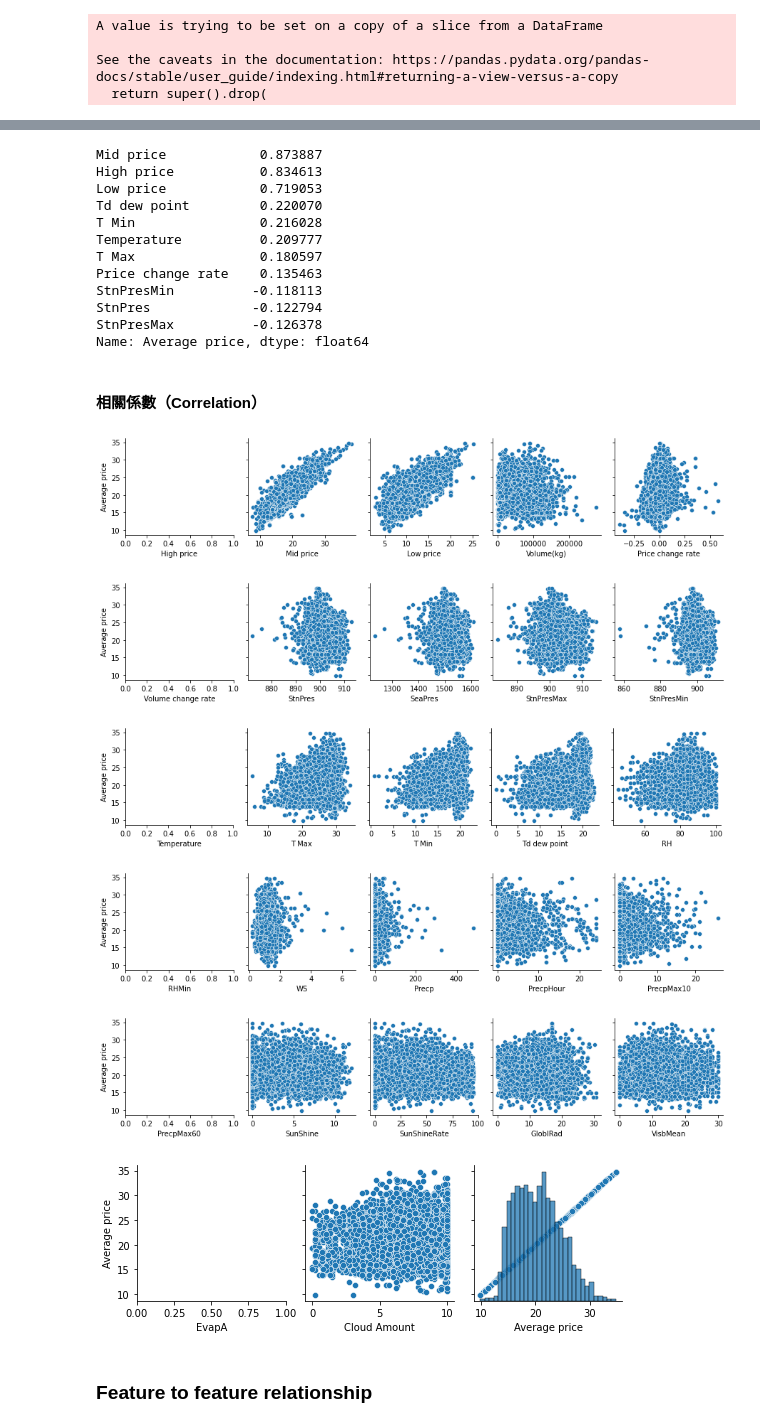
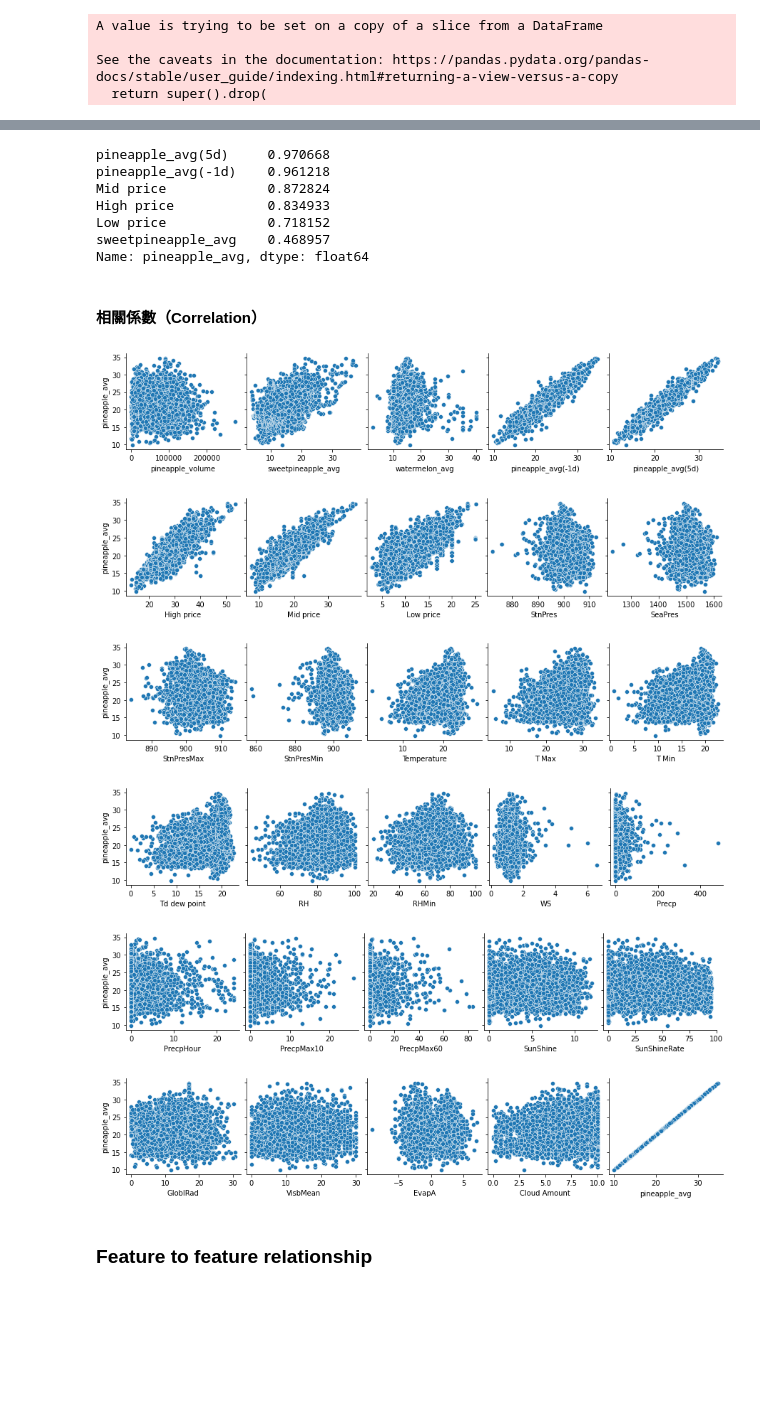
Before and after one commit to yuuut-tw/Taiwan-Fruit-Price-Prediction, a Jupyter notebook: Data Mining(pineapple)/分析_資料分析（相關性、VIF、時間序列）.ipynb, the cells around one changed output, grey strips where cells are left out. Saved outputs shown, nothing was run; the diff lists cells and outputs as text; code cells hidden in the pictures; blank space fills up the shorter version.

Commit message:
DM code review (pineapple)

```diff
--- a/Data Mining(pineapple)/分析_資料分析（相關性、VIF、時間序列）.ipynb
+++ b/Data Mining(pineapple)/分析_資料分析（相關性、VIF、時間序列）.ipynb
@@ -32,3 +32,6 @@ df_pineapple
 | 3 | 2011-01-04 | 400 台中市 | B2 鳳梨 金鑽鳳梨 | 20.7 | 16.2 | 10.8 | 17.6 | 51764 | ... |
 | 4 | 2011-01-05 | 400 台中市 | B2 鳳梨 金鑽鳳梨 | 20.0 | 16.9 | 10.0 | 17.5 | 11247 | ... |
 5 rows × 35 columns
+# %%
+df_pineapple_analysis = pd.read_csv('../資料清洗/交易相關/pineapple整併分析資料/台中市分析資料.csv')
+df_pineapple_analysis
@@ -34,0 +52,3 @@ df_pineapple
+# %%
+df_pineapple = pd.merge(df_pineapple_analysis, df, on="日期", how="inner").drop(columns=["Market", "Product", "Price change rate", "Volume change rate", "Average price", "Volume(kg)"])
+df_pineapple.head()
@@ -57,4 +85,12 @@ dtypes: float64(25), int64(3), object(7)
 memory usage: 1.0+ MB
+# %%
+df_pineapple.columns = ['日期', 'pineapple_avg', 'pineapple_volume', 'sweetpineapple_avg', 'watermelon_avg',
+                        'pineapple_avg(-1d)', 'pineapple_avg(5d)', 'High price', 'Mid price',
+                        'Low price', 'StnPres', 'SeaPres', 'StnPresMax', 'StnPresMin',
+                        'Temperature', 'T Max', 'T Min', 'Td dew point', 'RH', 'RHMin', 'WS',
+                        'WD', 'WSGust', 'WDGust', 'Precp', 'PrecpHour', 'PrecpMax10',
+                        'PrecpMax60', 'SunShine', 'SunShineRate', 'GloblRad', 'VisbMean',
+                        'EvapA', 'UVI Max', 'Cloud Amount']
 # %% [markdown]
 ### 數值型資料（Numerical data distribution）
 # %%
@@ -77,8 +113,8 @@ df_num
 # %%
 # 變換欄位順序 => 把average price拉出來放在最後一欄
-col_target = list(df_num["Average price"])
-df_num.drop(columns="Average price", inplace=True)
-df_num.insert(27, "Average price", col_target)
+col_target = list(df_num["pineapple_avg"])
+df_num.drop(columns="pineapple_avg", inplace=True)
+df_num.insert(29, "pineapple_avg", col_target)
 # %% [output]
 A value is trying to be set on a copy of a slice from a DataFrame
 
@@ -107,35 +143,30 @@ df_num.hist(figsize=(16,20), bins=50, xlabelsize=8, ylabelsize=8);
 # %%
-df_num_corr = df_num.corr()["Average price"][:-1]
+df_num_corr = df_num.corr()["pineapple_avg"][:-1]
 df_num_corr
-golden_features_list = df_num_corr[abs(df_num_corr) > 0.1].sort_values(ascending=False)
+golden_features_list = df_num_corr[abs(df_num_corr) > 0.3].sort_values(ascending=False)
 golden_features_list
 # %% [output]
-Mid price            0.873887
-High price           0.834613
-Low price            0.719053
-Td dew point         0.220070
-T Min                0.216028
-Temperature          0.209777
-T Max                0.180597
-Price change rate    0.135463
-StnPresMin          -0.118113
-StnPres             -0.122794
-StnPresMax          -0.126378
-Name: Average price, dtype: float64
+pineapple_avg(5d)     0.970668
+pineapple_avg(-1d)    0.961218
+Mid price             0.872824
+High price            0.834933
+Low price             0.718152
+sweetpineapple_avg    0.468957
+Name: pineapple_avg, dtype: float64
 # %% [markdown]
 #### 相關係數（Correlation）
 # %%
 for i in range(0, len(df_num.columns), 5):
-    sns.pairplot(data=df_num,
+    sns.pairplot(data=df_num, diag_kind=None,
                 x_vars=df_num.columns[i:i+5],
-                y_vars=['Average price'])
+                y_vars=['pineapple_avg'])
 # %% [output]
-[figure, old version]
+[figure, new version]
-[figure, old version]
+[figure, new version]
-[figure, old version]
+[figure, new version]
-[figure, old version]
+[figure, new version]
-[figure, old version]
+[figure, new version]
-[figure, old version]
+[figure, new version]
 # %% [markdown]
 ### Feature to feature relationship
 # %%
```
Also changed, not shown: parts of 12 cells of this notebook, 2 other files.
